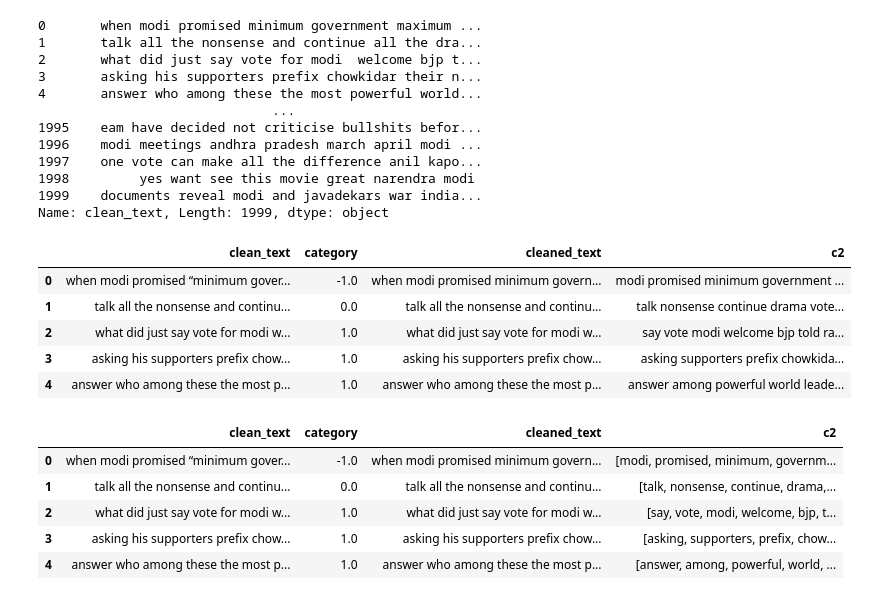
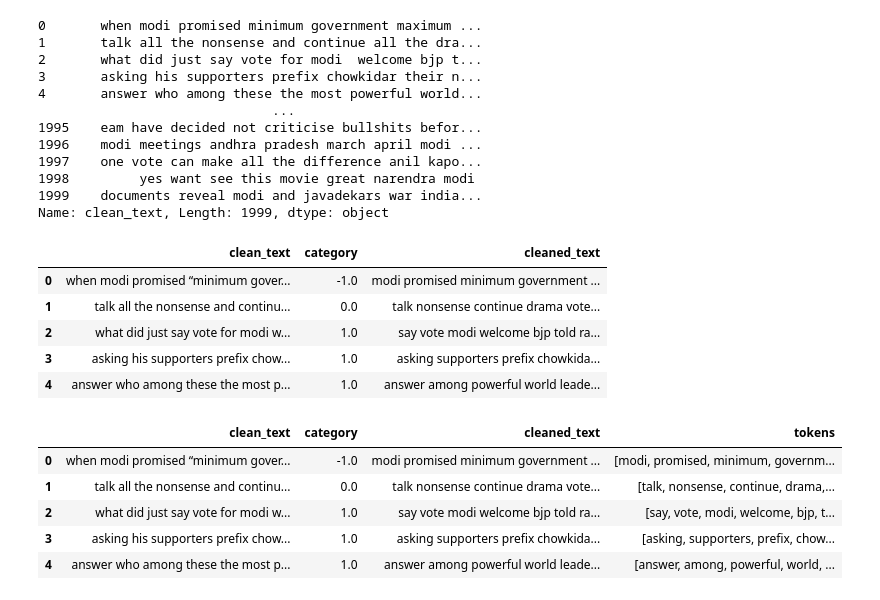
Before and after one commit to dr-a-r/Sentiment-Analysis-NLP, a Jupyter notebook: sentiment analysis.ipynb, the cells around one changed output. Drawn from its saved outputs; the diff is of its cells as text; code cells hidden in the pictures.

```diff
--- a/sentiment analysis.ipynb
+++ b/sentiment analysis.ipynb
@@ -92,37 +94,38 @@ Name: clean_text, Length: 1999, dtype: object
 # %%
 # removing numbers and special characters
 df['cleaned_text'] = df['clean_text'].str.replace('[^a-zA-Z\s]','',regex=True)
 
 from nltk.corpus import stopwords
 
 stop_words = stopwords.words('english')
 
 def remove_stopwords(sentence):
     sentence = sentence.lower()
     words = sentence.split()
     fil_words = [word for word in words if word not in stop_words]
     new_sentence = ' '.join(fil_words)
     return new_sentence
 
-df['c2'] = df['cleaned_text'].apply(remove_stopwords)
+df['cleaned_text'] = df['cleaned_text'].apply(remove_stopwords)
 df.head()
 # %% [output]
-|  | clean_text | category | cleaned_text | c2 |
-| 0 | when modi promised “minimum gover... | -1.0 | when modi promised minimum govern... | modi promised minimum government ... |
-| 1 | talk all the nonsense and continu... | 0.0 | talk all the nonsense and continu... | talk nonsense continue drama vote... |
-| 2 | what did just say vote for modi w... | 1.0 | what did just say vote for modi w... | say vote modi welcome bjp told ra... |
-| 3 | asking his supporters prefix chow... | 1.0 | asking his supporters prefix chow... | asking supporters prefix chowkida... |
-| 4 | answer who among these the most p... | 1.0 | answer who among these the most p... | answer among powerful world leade... |
+|  | clean_text | category | cleaned_text |
+| 0 | when modi promised “minimum gover... | -1.0 | modi promised minimum government ... |
+| 1 | talk all the nonsense and continu... | 0.0 | talk nonsense continue drama vote... |
+| 2 | what did just say vote for modi w... | 1.0 | say vote modi welcome bjp told ra... |
+| 3 | asking his supporters prefix chow... | 1.0 | asking supporters prefix chowkida... |
+| 4 | answer who among these the most p... | 1.0 | answer among powerful world leade... |
 # %%
-# tokenization of words
+# Tokenization
 
 from nltk.tokenize import word_tokenize
-df['c2'] = df['c2'].apply(word_tokenize)
+
+df['tokens'] = df['cleaned_text'].apply(word_tokenize)
 df.head()
 # %% [output]
-|  | clean_text | category | cleaned_text | c2 |
-| 0 | when modi promised “minimum gover... | -1.0 | when modi promised minimum govern... | [modi, promised, minimum, governm... |
-| 1 | talk all the nonsense and continu... | 0.0 | talk all the nonsense and continu... | [talk, nonsense, continue, drama,... |
-| 2 | what did just say vote for modi w... | 1.0 | what did just say vote for modi w... | [say, vote, modi, welcome, bjp, t... |
-| 3 | asking his supporters prefix chow... | 1.0 | asking his supporters prefix chow... | [asking, supporters, prefix, chow... |
-| 4 | answer who among these the most p... | 1.0 | answer who among these the most p... | [answer, among, powerful, world, ... |
+|  | clean_text | category | cleaned_text | tokens |
+| 0 | when modi promised “minimum gover... | -1.0 | modi promised minimum government ... | [modi, promised, minimum, governm... |
+| 1 | talk all the nonsense and continu... | 0.0 | talk nonsense continue drama vote... | [talk, nonsense, continue, drama,... |
+| 2 | what did just say vote for modi w... | 1.0 | say vote modi welcome bjp told ra... | [say, vote, modi, welcome, bjp, t... |
+| 3 | asking his supporters prefix chow... | 1.0 | asking supporters prefix chowkida... | [asking, supporters, prefix, chow... |
+| 4 | answer who among these the most p... | 1.0 | answer among powerful world leade... | [answer, among, powerful, world, ... |
```
Also changed, not shown: parts of 9 cells of this notebook.
